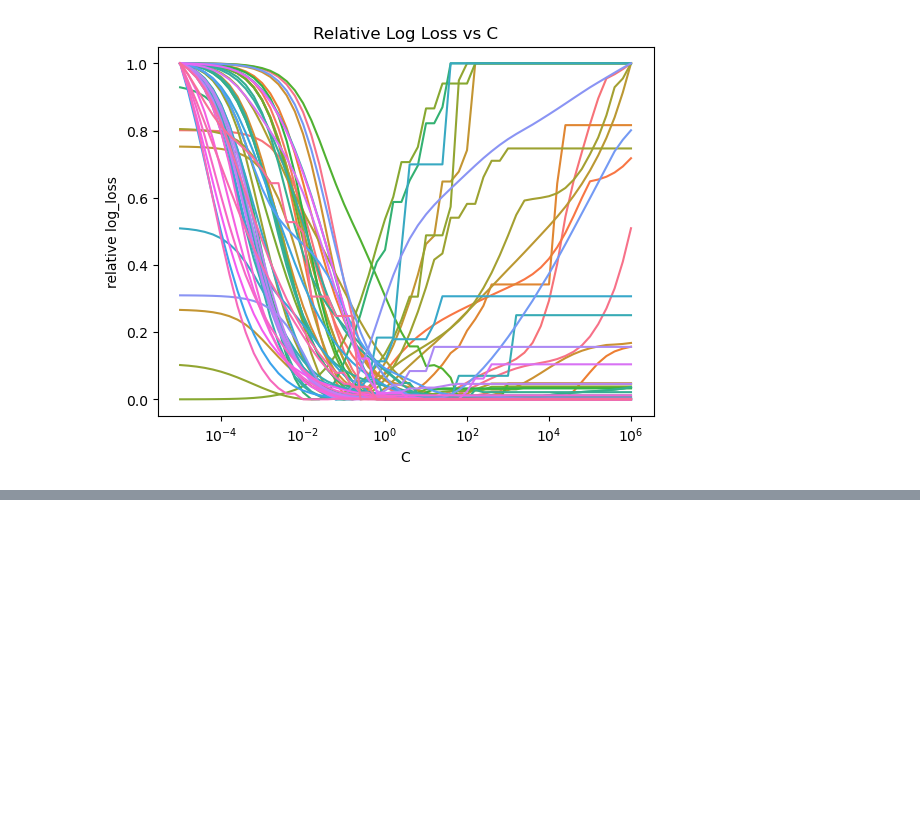
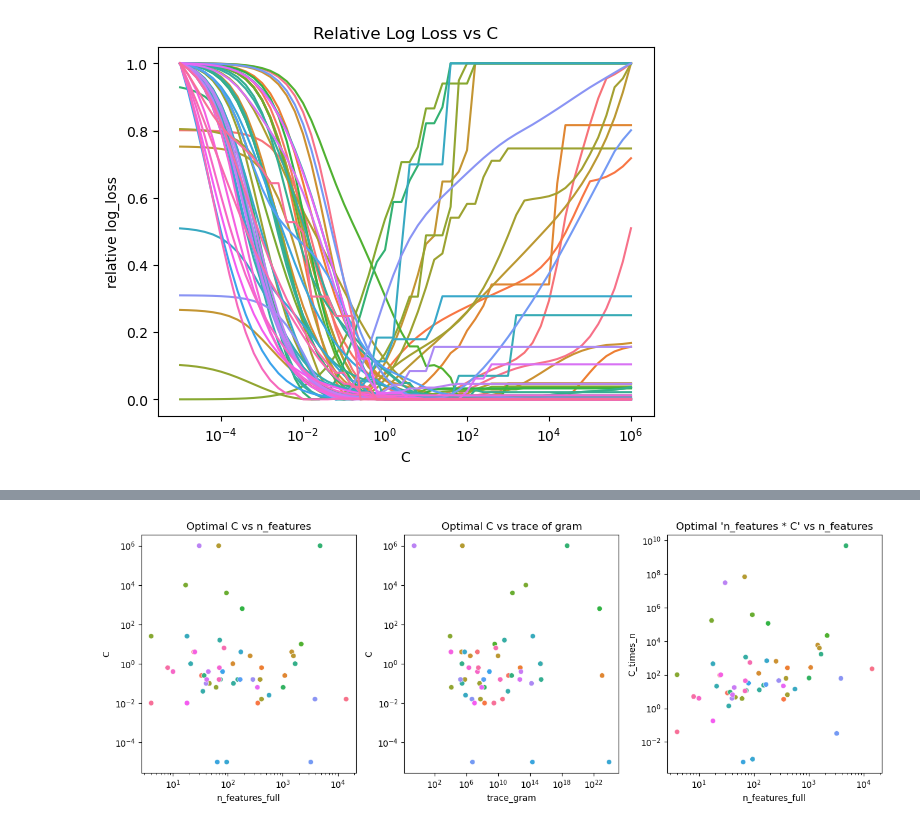
Before and after one commit to lorentzenchr/notebooks, a Jupyter notebook: logistic_regression_optimal_penalty.ipynb, the cells around one changed output, grey strips where cells are left out. Saved outputs shown, nothing was run; the diff lists cells and outputs as text; code cells hidden in the pictures; blank space fills up the shorter version.

```diff
--- a/logistic_regression_optimal_penalty.ipynb
+++ b/logistic_regression_optimal_penalty.ipynb
@@ -519,0 +780,30 @@ g.set(ylabel="relative log_loss", xscale="log", title="Relative Log Loss vs C")
+# %%
+fig, axes = plt.subplots(ncols=3, figsize=(6.4 * 2, 4.8))
+params = dict(hue="dataset", legend=False)
+sns.scatterplot(
+    data=df_min_log_loss_min_C,
+    x="n_features_full",
+    y="C",
+    **params,
+    ax=axes[0],
+)
+axes[0].set(title="Optimal C vs n_features", xscale="log", yscale="log")
+sns.scatterplot(
+    data=df_min_log_loss_min_C,
+    x="trace_gram",
+    y="C",
+    **params,
+    ax=axes[1],
+)
+axes[1].set(title="Optimal C vs trace of gram", xscale="log", yscale="log")
+sns.scatterplot(
+    data=df_min_log_loss_min_C.with_columns(C_times_n=pl.col("C") * pl.col("n_features_full")),
+    x="n_features_full",
+    y="C_times_n",
+    **params,
+    ax=axes[2],
+)
+axes[2].set(title="Optimal 'n_features * C' vs n_features", xscale="log", yscale="log")
+fig.tight_layout()
+# %% [output]
+[figure, added]
```
Also changed, not shown: parts of 24 cells of this notebook, 4 other files.
